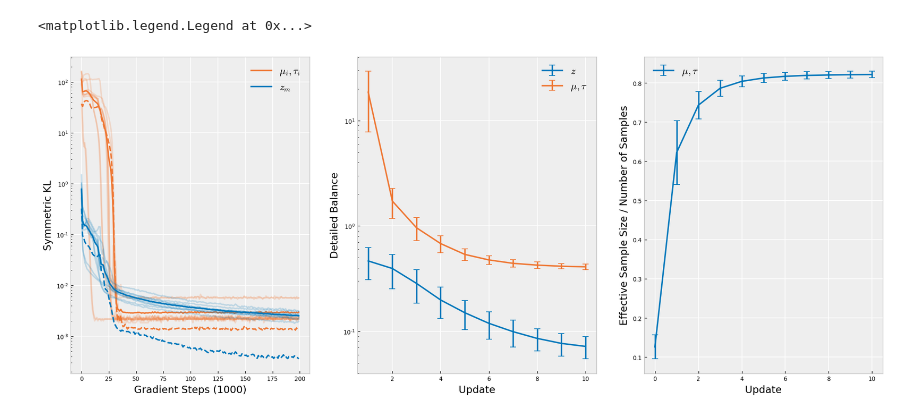
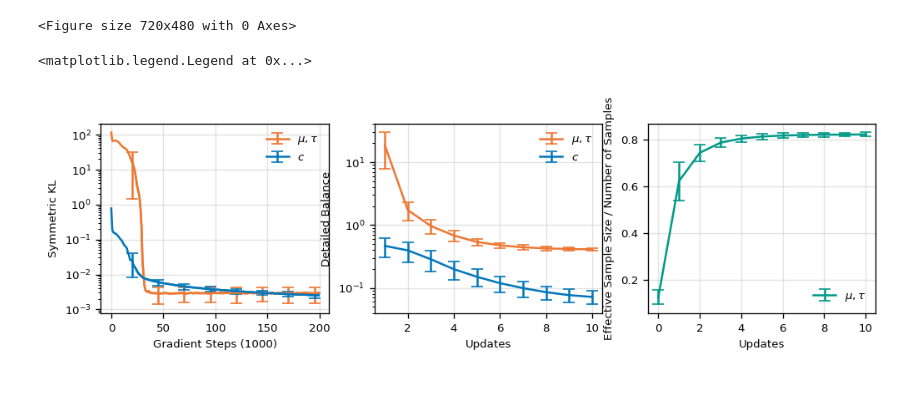
Before and after one commit to hao-w/apgs, a Jupyter notebook: GMM/plot_results.ipynb, the cells around one changed output. Cells and saved outputs as stored; diff of their text form; code cells hidden in the pictures; blank space fills up the shorter version.

Commit message:
error bars with custom spacing and offset

```diff
--- a/GMM/plot_results.ipynb
+++ b/GMM/plot_results.ipynb
@@ -6,23 +6,26 @@ import torch
 import numpy as np
 import pandas as pd
 #import seaborn as sns
-plt.style.use("bmh")
+#plt.style.use("bmh")
 
 redish = '#EE7733'
 blueish = '#0077BB'
 greenish = '#009988'
 
+fs = 8
+grid_alpha=0.35
 plt.rc('legend', frameon=False)
 plt.rc('figure', dpi=120)
 plt.rc('savefig', dpi=300)
-plt.rc('font', size=8)
+plt.rc('font', size=fs)
+plt.tight_layout()
 
 column_width = 3.3*3
-page_width = 6.7*3
-
-fs = 14
+page_width = 10
+# %% [output]
+<Figure size 720x480 with 0 Axes>
 # %%
-fig = plt.figure(figsize=(page_width, 0.4 * page_width))
+fig = plt.figure(figsize=(page_width, 0.25 * page_width))
 
 kl_eta = []
 kl_z = []
@@ -41,19 +44,22 @@ ax1 = fig.add_subplot(1, 3, 1)
 # ax1.set_title('Detailed Balance', fontsize=fs)
 ax1.set_ylabel("Symmetric KL", fontsize=fs)
 ax1.set_xlabel('Gradient Steps (1000)', fontsize=fs)
-ax1.grid(color='w', linestyle='-', linewidth=1)
+ax1.grid(alpha=grid_alpha)
 ax1.set_yscale("log")
 n_stds = 1.
 
-ax1.plot(xrange, kl_eta_mean, redish, label=r'$\mu_i, \tau_i$')
+os_eta = 20
+ax1.plot(xrange, kl_eta_mean, redish)
+ax1.errorbar(xrange[os_eta:], kl_eta_mean[os_eta:], yerr=kl_eta_std[os_eta:], capsize=4, color=redish, label=r'$\mu, \tau$', errorevery=25)
 #ax1.fill_between(xrange, kl_eta_mean - n_stds * kl_eta_std, kl_eta_mean + n_stds * kl_eta_std ,color=redish, alpha=0.2)
-for i in range(10): ax1.plot(xrange, kl_eta[i], redish, alpha=0.2)
-ax1.plot(xrange, kl_eta_std, redish, label=r'', ls='dashed')
+#for i in range(10): ax1.plot(xrange, kl_eta[i], redish, alpha=0.1)
+#ax1.plot(xrange, kl_eta_std, redish, label=r'', ls='dashed')
 
-ax1.plot(xrange, kl_z_mean, blueish, label=r'$z_m$')
+ax1.plot(xrange, kl_z_mean, blueish)
+ax1.errorbar(xrange[os_eta:], kl_z_mean[os_eta:], yerr=kl_z_std[os_eta:], capsize=4, color=blueish, label=r'$c$', errorevery=25)
 #ax1.fill_between(xrange, kl_z_mean - n_stds * kl_z_std, kl_z_mean + n_stds * kl_z_std, color=blueish, alpha=0.2)
-for i in range(10): ax1.plot(xrange, kl_z[i], blueish, alpha=0.2)
-ax1.plot(xrange, kl_z_std, blueish, label=r'', ls='dashed')
+#for i in range(10): ax1.plot(xrange, kl_z[i], blueish, alpha=0.1)
+#ax1.plot(xrange, kl_z_std, blueish, label=r'', ls='dashed')
 ax1.legend(fontsize=fs)
 
 ## DB_eta is kl divergence for 3 global variables
@@ -64,38 +70,38 @@ ax1.legend(fontsize=fs)
 ## each array is 10 * 11, we filter out the first column, i.e. array[:, 1:]
 # each row is an individual experiemnt,
 DB_eta = np.load('neurips/ag-10runs/test/test-10runs-DB-eta.npy')
 DB_z = np.load('neurips/ag-10runs/test/test-10runs-DB-z.npy')
 ess = np.load('neurips/ag-10runs/test/test-10runs-ess.npy')
 NUM_SAMPLES = 10
 
 DB_eta_mean = np.mean(DB_eta / 6, 0)[1:]
 DB_z_mean = np.mean(DB_z / 6, 0)[1:]
 DB_eta_std = np.std(DB_eta / 6, 0)[1:]
 DB_z_std = np.std(DB_z / 6, 0)[1:]
 DB_xrange = np.arange(10) + 1
 
 ess_avg = np.mean(ess / NUM_SAMPLES, 0)
 ess_std = np.std(ess / NUM_SAMPLES, 0)
 ess_xrange = np.arange(11)
 
 ax2 = fig.add_subplot(1, 3, 2)
-ax2.grid(color='w', linestyle='-', linewidth=1)
-ax2.errorbar(DB_xrange, DB_eta_mean, yerr=DB_eta_std, capsize=4, color=blueish, label=r'$z$')
+ax2.grid(alpha=grid_alpha)
 ax2.errorbar(DB_xrange, DB_z_mean, yerr=DB_z_std, capsize=4, color=redish, label=r'$\mu, \tau$')
-ax2.set_xlabel('Update', fontsize=fs)
+ax2.errorbar(DB_xrange, DB_eta_mean, yerr=DB_eta_std, capsize=4, color=blueish, label=r'$c$')
+ax2.set_xlabel('Updates', fontsize=fs)
 ax2.set_ylabel("Detailed Balance", fontsize=fs)
 # ax2.set_title('Detailed Balance', fontsize=fs)
 ax2.legend(fontsize=fs)
 ax2.set_yscale("log")
 
 ax3 = fig.add_subplot(1, 3, 3)
-ax3.grid(color='w', linestyle='-', linewidth=1)
-ax3.set_xlabel('Update', fontsize=fs)
+ax3.grid(alpha=grid_alpha)
+ax3.set_xlabel('Updates', fontsize=fs)
 ax3.set_ylabel("Effective Sample Size / Number of Samples", fontsize=fs)
 # ax3.set_title('Effective Sample Size', fontsize=fs)
-ax3.errorbar(ess_xrange, ess_avg, yerr=ess_std, capsize=4, color=blueish, label=r'$\mu, \tau$')
+ax3.errorbar(ess_xrange, ess_avg, yerr=ess_std, capsize=4, color=greenish, label=r'$\mu, \tau$')
 ax3.legend(fontsize=fs)
 # %% [output]
 <matplotlib.legend.Legend at 0x...>
-[figure, old version]
+[figure, new version]
 # %%
```
Also changed, not shown: parts of 1 cell of this notebook.
